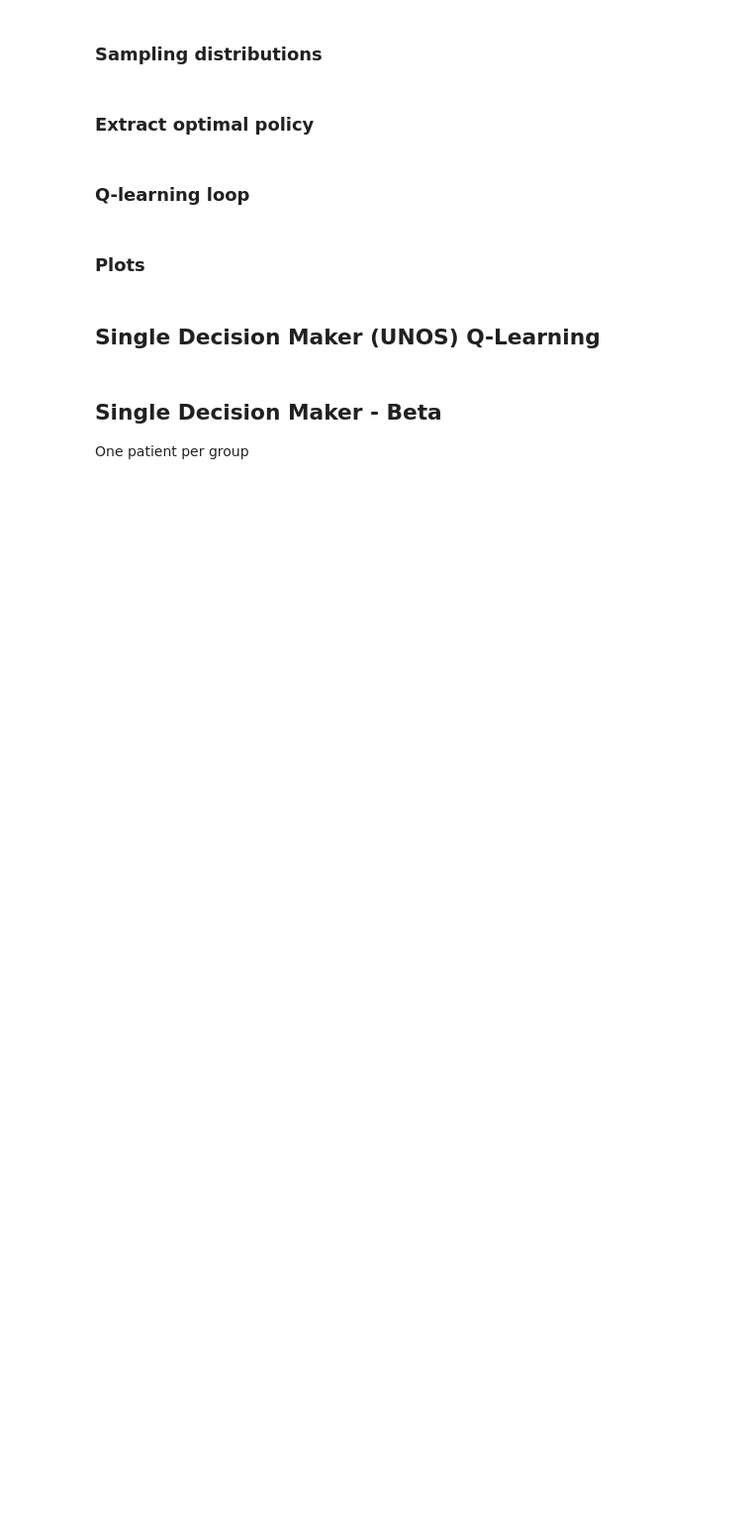
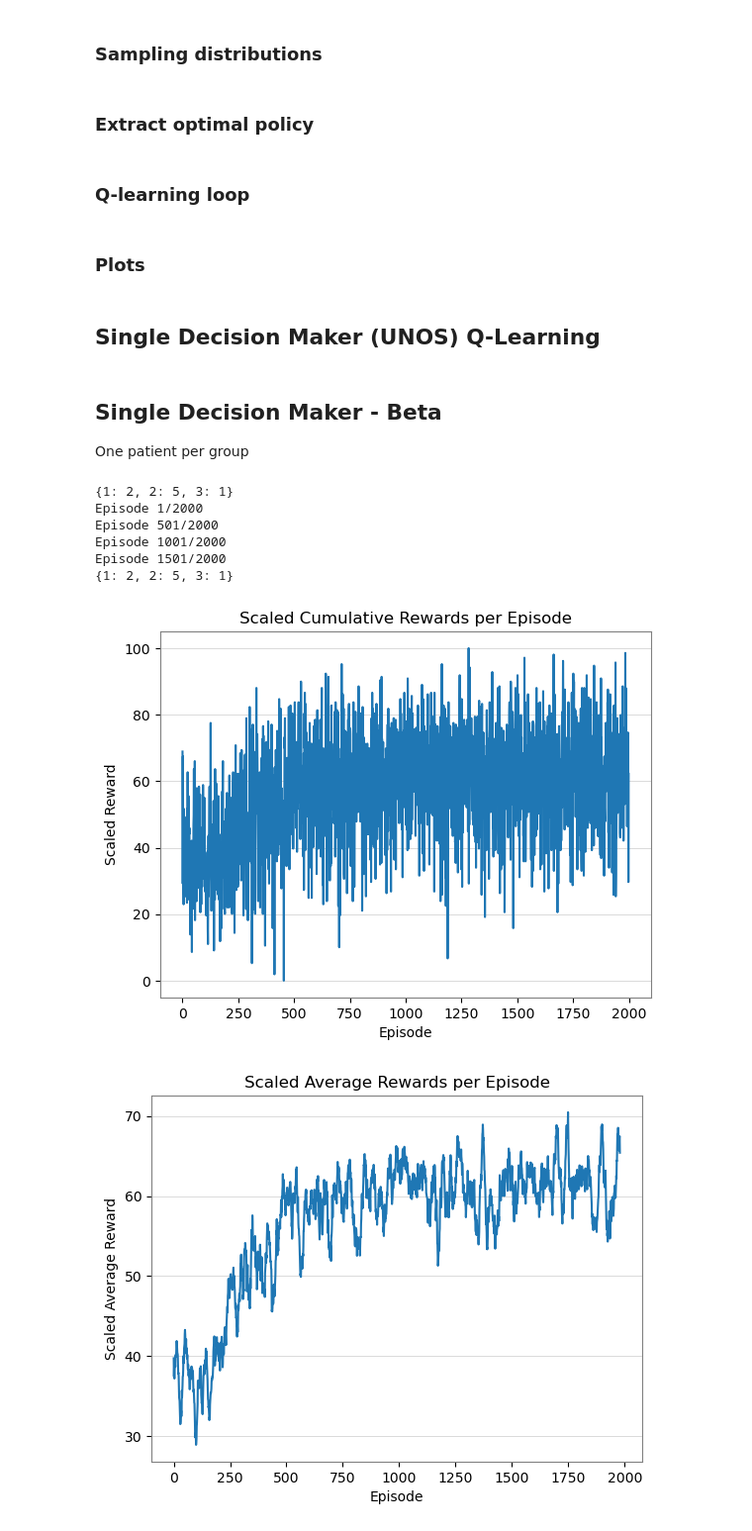
Before and after one commit to justinebreuch/organ-allocation, a Jupyter notebook: MMDP_SingleQ.ipynb, the cells around one changed output. Shown at 99% size. Cells and saved outputs as stored; diff of their text form; code cells hidden in the pictures; blank space fills up the shorter version.

```diff
--- a/MMDP_SingleQ.ipynb
+++ b/MMDP_SingleQ.ipynb
@@ -60,7 +60,7 @@ def transition(state, action, sample_urgency_func, patients_per_group):
     organs_alloc_to_low_med = new_state['patient_groups'][0]['matched_organs'] + new_state['patient_groups'][1]['matched_organs']
     if organs_not_alloc_to_high > 0 and organs_alloc_to_low_med  > 0:
         reward -= (organs_not_alloc_to_high)*2
-    reward -= 20 if new_state["organs"] == 0 and new_state["time"] < time_horizon else 0
+    #reward -= 20 if new_state["organs"] == 0 and new_state["time"] < time_horizon else 0
     return new_state, reward, patients_per_group
 
 #This is the one we should use
@@ -474,3 +475,47 @@ def plot_demand_allocation(results, title):
 # %% [markdown]
 ## Single Decision Maker - Beta
 One patient per group
+# %%
+# Parameters
+num_groups = 3  # Patient groups: Low Risk, Medium Risk, High Risk
+total_organs = 500  # Initial organ supply
+time_horizon = 30  # Ischemic time limit (discrete time steps)
+num_episodes = 2000 # Number of Q-learning episodes
+
+patients_per_group = {1: 2, 2: 5, 3:1}
+group_lambdas = [2, 5, 1]
+
+#params for when ppl get added
+epsilon = 0.8
+alpha = 0.3
+gamma = 0.99
+transition_func = transition
+sample_func = sample_urgency_meld
+print(patients_per_group)
+
+Q_table, rewards_per_episode = Q_learn(transition_func, sample_func, num_episodes, alpha, gamma, epsilon, patients_per_group)
+
+print(patients_per_group)
+
+
+plot_cumulative(rewards_per_episode, "single_q_steady_arrivals_cumulative")
+plot_average(rewards_per_episode, "single_q_steady_arrivals_avg")
+plot_organs_allocated(Q_table, transition_func, sample_func, patients_per_group, "single_q_steady_arrivals_org_alloc")
+
+
+optimal_policy = extract_optimal_policy(Q_table)
+#Demand allocation plots
+results = simulate_optimal_policy_and_track(
+    optimal_policy, total_organs, time_horizon, initialize_state, transition_func, sample_func
+)
+
+plot_demand_allocation(results, "single_q_steady_arrivals_demand_alloc")
+# %% [output]
+{1: 2, 2: 5, 3: 1}
+Episode 1/2000
+Episode 501/2000
+Episode 1001/2000
+Episode 1501/2000
+{1: 2, 2: 5, 3: 1}
+[figure, added]
+[figure, added]
```
Also changed, not shown: parts of 6 cells of this notebook, 1 other file.
